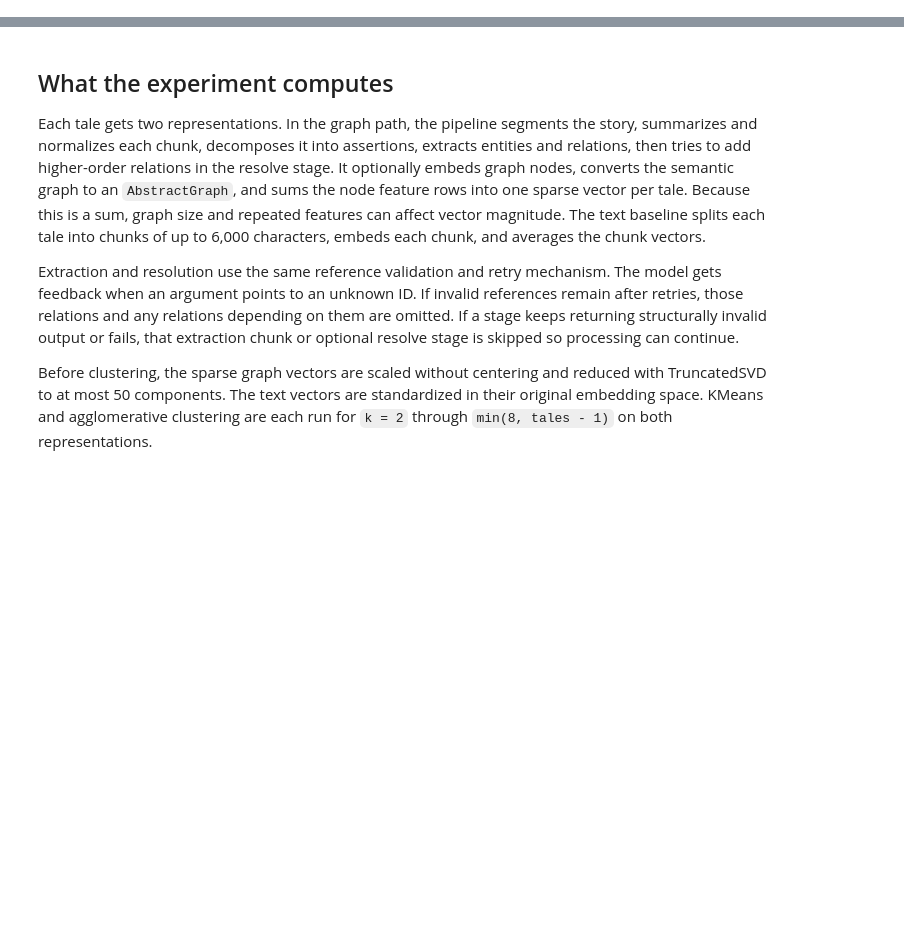
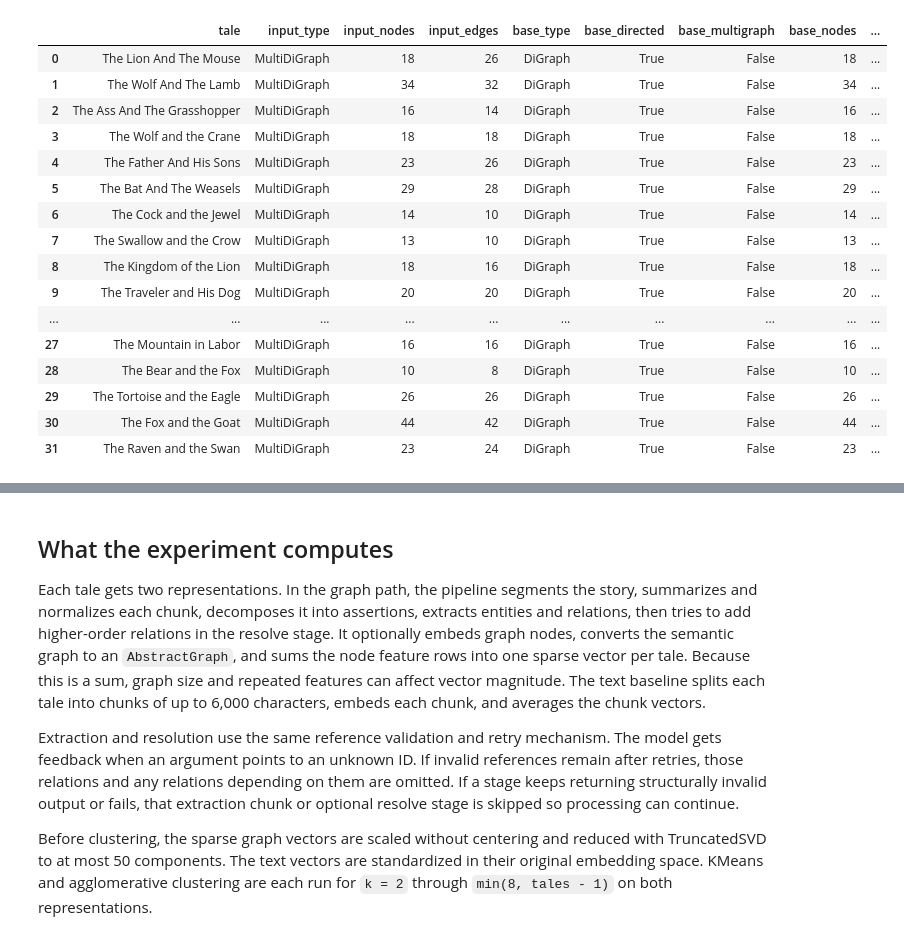
Before and after one commit to fabriziocosta/SemanticGraphicalizer, a Jupyter notebook: notebooks/aesop_graph_embeddings_clustering.ipynb, the cells around one changed output, grey strips where cells are left out. Cells and saved outputs as stored; diff of their text form; code cells hidden in the pictures; blank space fills up the shorter version.

```diff
--- a/notebooks/aesop_graph_embeddings_clustering.ipynb
+++ b/notebooks/aesop_graph_embeddings_clustering.ipynb
@@ -75,0 +127,88 @@ Story 32/32: The Raven and the Swan
+# %%
+abstract_settings = {
+    "embedding_key": "embedding",
+    "interpretation_mode": "per_entity",
+    "chunk_key": "chunk_id",
+    "parallel_edge_policy": "combine",
+    "preserve_direction": True,
+    "nbits": NBITS,
+}
+
+# This call may compute embeddings for semantic nodes first, then converts each
+# MultiDiGraph to an AbstractGraph. The returned objects are already converted;
+# they must not be passed back into a transformer that wraps raw NetworkX graphs.
+abstract_graphs = graphicalizer.to_abstract_graphs(
+    graphs,
+    embed_nodes=EMBED_NODES,
+    **abstract_settings,
+)
+
+conversion_rows = []
+for row, semantic_graph, abstract_graph in zip(metadata, graphs, abstract_graphs):
+    base = abstract_graph.base_graph
+    combined_edge_count = sum(
+        max(0, len(data.get("semantic_edges", [])) - 1)
+        for _source, _target, data in base.edges(data=True)
+    )
+    embedded_nodes = sum("attribute" in data for _node, data in base.nodes(data=True))
+    conversion_rows.append({
+        "tale": row["title"],
+        "input_type": type(semantic_graph).__name__,
+        "input_nodes": semantic_graph.number_of_nodes(),
+        "input_edges": semantic_graph.number_of_edges(),
+        "base_type": type(base).__name__,
+        "base_directed": base.is_directed(),
+        "base_multigraph": base.is_multigraph(),
+        "base_nodes": base.number_of_nodes(),
+        "base_edges": base.number_of_edges(),
+        "combined_parallel_edges": combined_edge_count,
+        "interpretation_nodes": abstract_graph.interpretation_graph.number_of_nodes(),
+        "nodes_with_numeric_attributes": embedded_nodes,
+    })
+
+try:
+    import pandas as pd
+    display(pd.DataFrame(conversion_rows))
+except ImportError:
+    display(conversion_rows)
+
+# Show a small before/after sample. A combined base edge retains all of its
+# source semantic edges (including their original role and direction).
+sample_index = 0
+semantic_sample = graphs[sample_index]
+abstract_sample = abstract_graphs[sample_index]
+print(f"\nConversion sample: {metadata[sample_index]['title']}")
+print("Semantic nodes:")
+for node_id, data in list(semantic_sample.nodes(data=True))[:5]:
+    print(f"  {node_id!r}: type={data.get('type')!r}, relation={data.get('relation')!r}")
+print("Abstract base nodes:")
+for node_id, data in list(abstract_sample.base_graph.nodes(data=True))[:5]:
+    attribute = data.get("attribute")
+    attribute_shape = None if attribute is None else np.asarray(attribute).shape
+    print(f"  {node_id!r}: label={data.get('label')!r}, attribute_shape={attribute_shape}")
+print("Semantic edges:")
+for source, target, key, data in list(semantic_sample.edges(keys=True, data=True))[:5]:
+    print(f"  {source!r} -> {target!r} [{key!r}]: role={data.get('role')!r}")
+print("Abstract base edges:")
+for source, target, data in list(abstract_sample.base_graph.edges(data=True))[:5]:
+    print(f"  {source!r} -> {target!r}: label={data.get('label')!r}; ")
+    for semantic_edge in data.get("semantic_edges", []):
+        print(f"      source={semantic_edge.get('source')!r}, target={semantic_edge.get('target')!r}, role={semantic_edge.get('role')!r}")
+# %% [output]
+|  | tale | input_type | input_nodes | input_edges | base_type | base_directed | base_multigraph | base_nodes | ... |
+| 0 | The Lion And The Mouse | MultiDiGraph | 18 | 26 | DiGraph | True | False | 18 | ... |
+| 1 | The Wolf And The Lamb | MultiDiGraph | 34 | 32 | DiGraph | True | False | 34 | ... |
+| 2 | The Ass And The Grasshopper | MultiDiGraph | 16 | 14 | DiGraph | True | False | 16 | ... |
+| 3 | The Wolf and the Crane | MultiDiGraph | 18 | 18 | DiGraph | True | False | 18 | ... |
+| 4 | The Father And His Sons | MultiDiGraph | 23 | 26 | DiGraph | True | False | 23 | ... |
+| 5 | The Bat And The Weasels | MultiDiGraph | 29 | 28 | DiGraph | True | False | 29 | ... |
+| 6 | The Cock and the Jewel | MultiDiGraph | 14 | 10 | DiGraph | True | False | 14 | ... |
+| 7 | The Swallow and the Crow | MultiDiGraph | 13 | 10 | DiGraph | True | False | 13 | ... |
+| 8 | The Kingdom of the Lion | MultiDiGraph | 18 | 16 | DiGraph | True | False | 18 | ... |
+| 9 | The Traveler and His Dog | MultiDiGraph | 20 | 20 | DiGraph | True | False | 20 | ... |
+| ... | ... | ... | ... | ... | ... | ... | ... | ... | ... |
+| 27 | The Mountain in Labor | MultiDiGraph | 16 | 16 | DiGraph | True | False | 16 | ... |
+| 28 | The Bear and the Fox | MultiDiGraph | 10 | 8 | DiGraph | True | False | 10 | ... |
+| 29 | The Tortoise and the Eagle | MultiDiGraph | 26 | 26 | DiGraph | True | False | 26 | ... |
+| 30 | The Fox and the Goat | MultiDiGraph | 44 | 42 | DiGraph | True | False | 44 | ... |
+| 31 | The Raven and the Swan | MultiDiGraph | 23 | 24 | DiGraph | True | False | 23 | ... |
```
Also changed, not shown: parts of 12 cells of this notebook, 1 other file.
